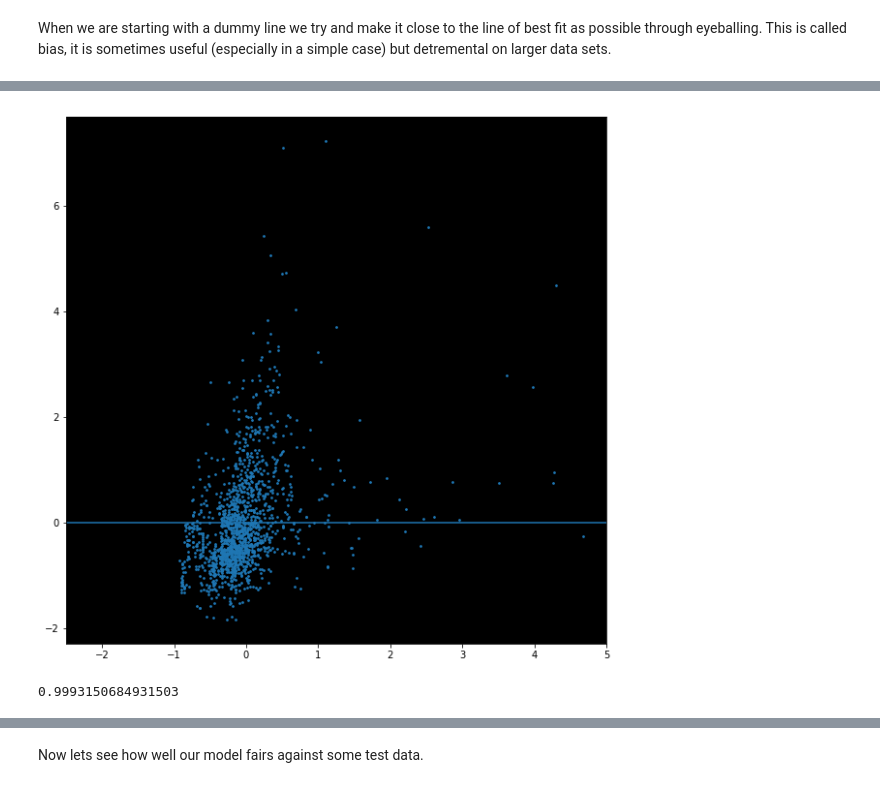
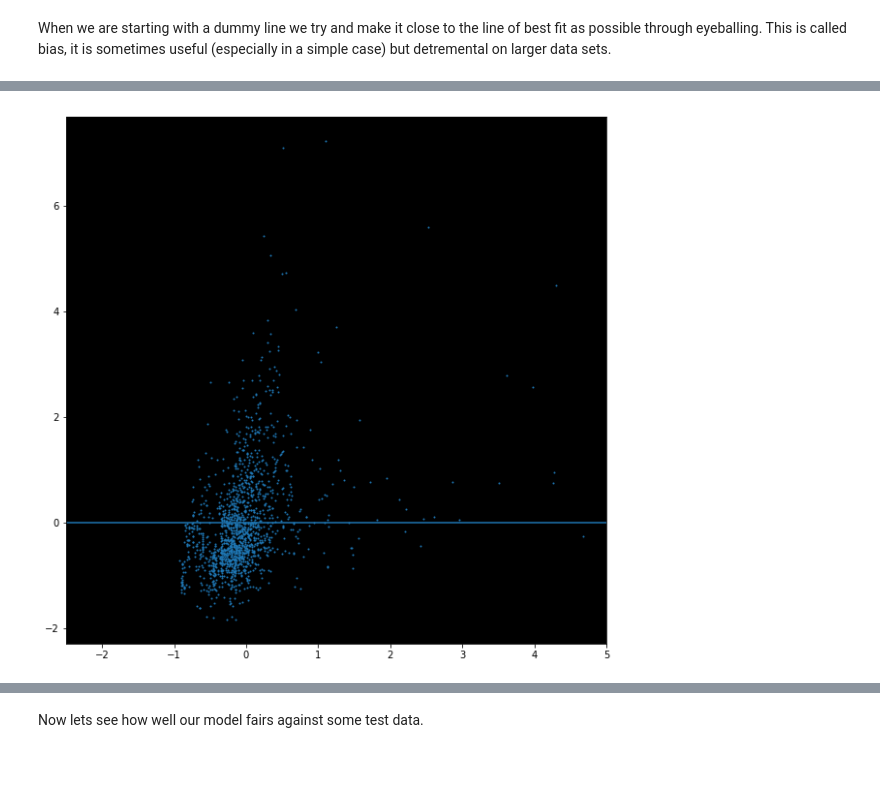
Before and after one commit to MangoFiasco/CISAssignment1, a Jupyter notebook: Assignment 1.ipynb, the cells around one changed output, grey strips where cells are left out. Saved outputs shown, nothing was run; the diff lists cells and outputs as text; code cells hidden in the pictures.

```diff
--- a/Assignment 1.ipynb
+++ b/Assignment 1.ipynb
@@ -62,36 +71,20 @@ When we are starting with a dummy line we try and make it close to the line of b
 # %%
 #lotArea Vs Price Model
 
 X = all["LotArea"]
 Y = price
 n = lotArea.shape[0]
 plt.figure(figsize=(10,10))
-plt.scatter(X,Y,3)
+plt.scatter(X,Y,1)
 plt.xlim(-2.5,5)
 w = 0.
 b = 0.
 x = np.array(range(-10,10,1))
 y = (w*x + b)
 plt.plot(x,y)
 plt.show()
 # %% [output]
-[figure, old version]
+[figure, new version]
-# %%
-#LOSS
-def getLoss(X,y,w,b):
-    i = 0
-    MSE = 0
-    elements = X.shape[0]
-    loss = np.array(range(0,elements))
-    while i<X.shape[0]:
-        MSE = MSE + (y[i] - (w*X[i]+b))**2
-        i = i+1
-    MSE = MSE/i
-    return MSE
-
-print(getLoss(features["YearB"],Y,w,b))
-# %% [output]
-0.9993150684931503
 # %%
 # GRADIENT DECENT! (single variable)
 
```
Also changed, not shown: parts of 8 cells of this notebook.
